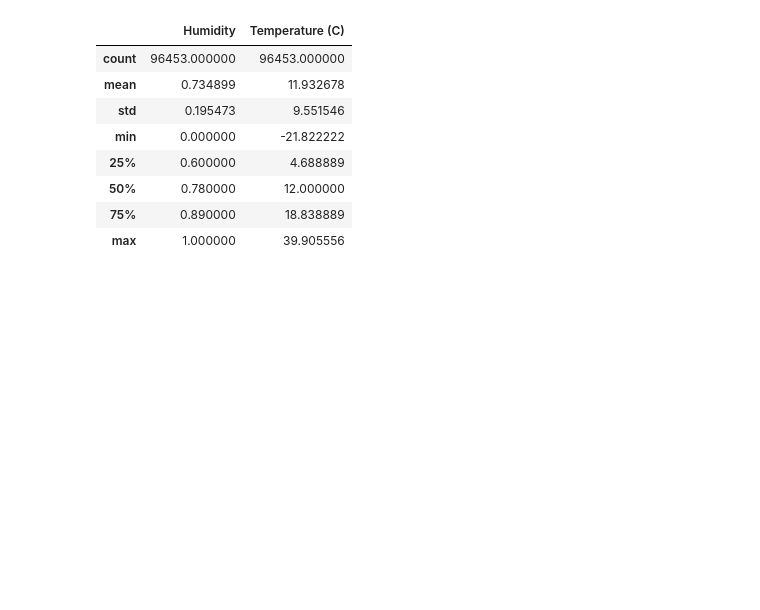
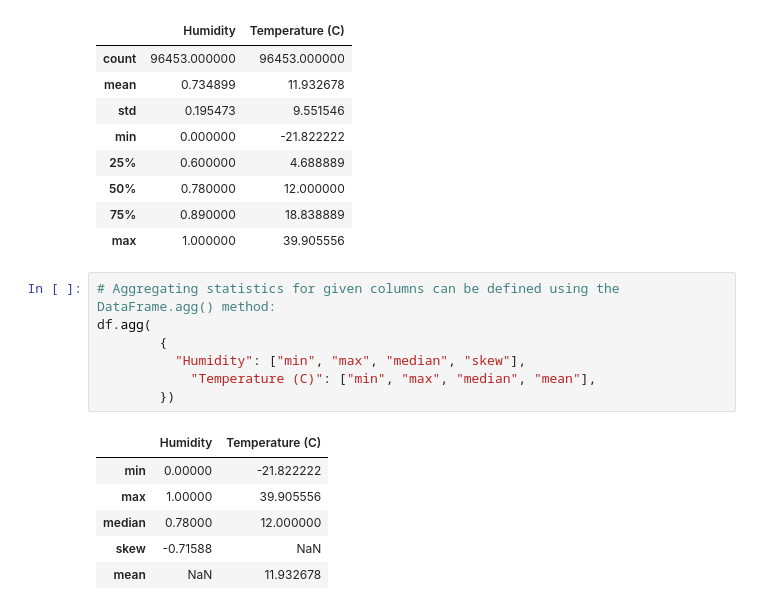
Before and after one commit to Isuru-Sandaruwan-Kumarasiri/Advanced_Python_In_Pandas, a Jupyter notebook: Untitled.ipynb, the cells around one changed output. Saved outputs shown, nothing was run; the diff lists cells and outputs as text; blank space fills up the shorter version.

Commit message:
Aggregating statistics for given columns can be defined using the DataFrame.agg() method:

```diff
--- a/Untitled.ipynb
+++ b/Untitled.ipynb
@@ -172,3 +172,17 @@ df[["Humidity", "Temperature (C)"]].describe()
 | 50% | 0.780000 | 12.000000 |
 | 75% | 0.890000 | 18.838889 |
 | max | 1.000000 | 39.905556 |
+# %%
+# Aggregating statistics for given columns can be defined using the DataFrame.agg() method:
+df.agg(
+        {
+          "Humidity": ["min", "max", "median", "skew"],
+            "Temperature (C)": ["min", "max", "median", "mean"],
+        })
+# %% [output]
+|  | Humidity | Temperature (C) |
+| min | 0.00000 | -21.822222 |
+| max | 1.00000 | 39.905556 |
+| median | 0.78000 | 12.000000 |
+| skew | -0.71588 | NaN |
+| mean | NaN | 11.932678 |
```
